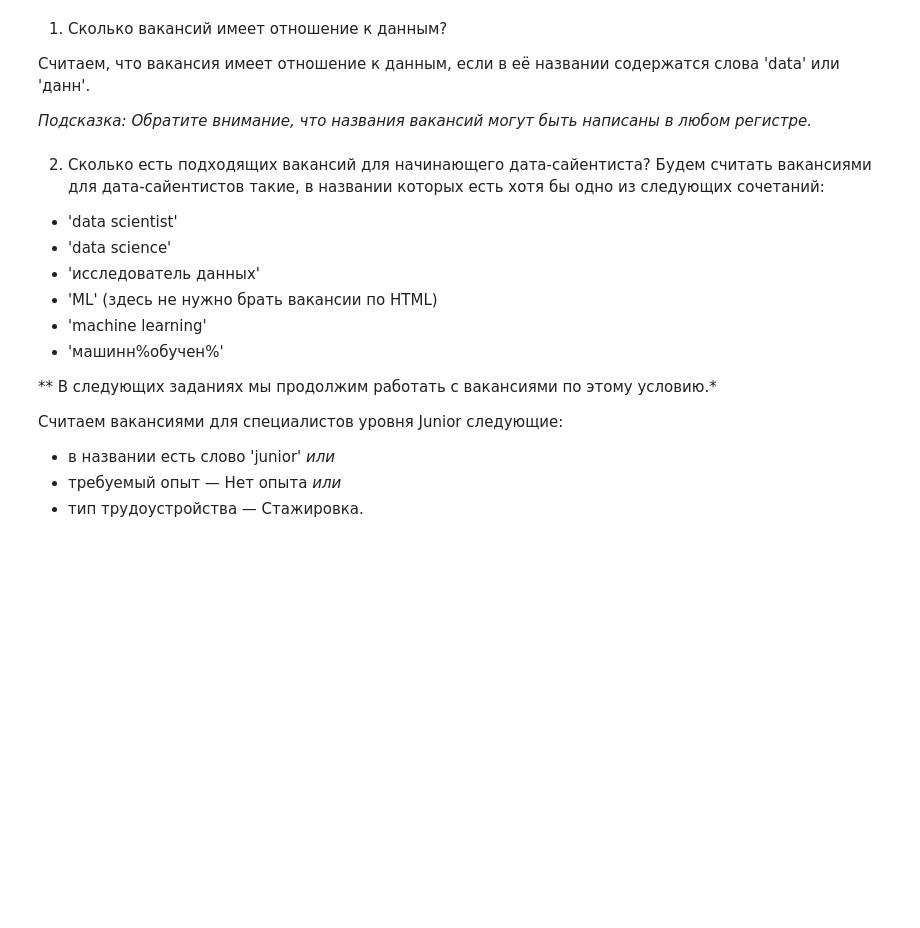
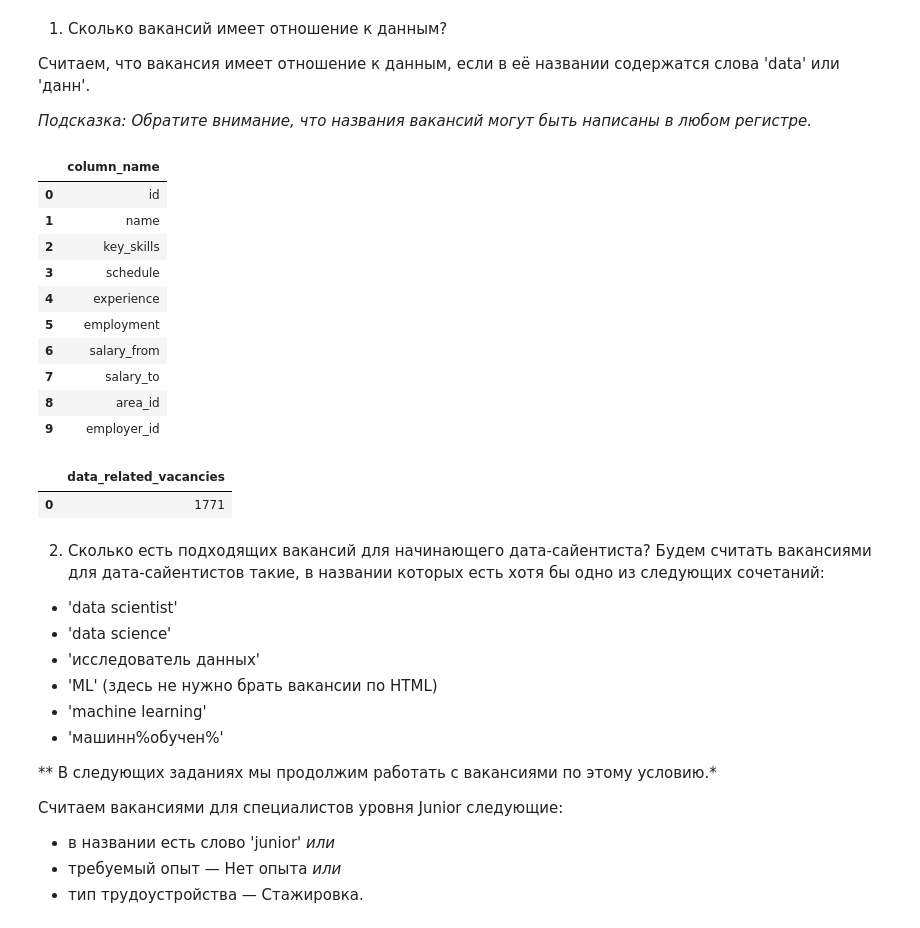
Before and after one commit to Strepitus/sf_data_science, a Jupyter notebook: project_2/Project_2_Ноутбук_шаблон.ipynb, the cells around one changed output. Cells and saved outputs as stored; diff of their text form; code cells hidden in the pictures; blank space fills up the shorter version.

```diff
--- a/project_2/Project_2_Ноутбук_шаблон.ipynb
+++ b/project_2/Project_2_Ноутбук_шаблон.ipynb
@@ -332,5 +435,27 @@ connection.close()
 Считаем, что вакансия имеет отношение к данным, если в её названии содержатся слова 'data' или 'данн'.
 
 *Подсказка: Обратите внимание, что названия вакансий могут быть написаны в любом регистре.*
+# %%
+query_6_0 = f'''
+SELECT column_name
+FROM information_schema.columns
+WHERE table_name = 'vacancies';
+
+'''
+
+df = pd.read_sql_query(query_6_0, connection)
+df
+# %% [output]
+|  | column_name |
+| 0 | id |
+| 1 | name |
+| 2 | key_skills |
+| 3 | schedule |
+| 4 | experience |
+| 5 | employment |
+| 6 | salary_from |
+| 7 | salary_to |
+| 8 | area_id |
+| 9 | employer_id |
 # %%
 # текст запроса
@@ -337,5 +467,10 @@ connection.close()
 # %%
 # результат запроса
+df = pd.read_sql_query(query_6_1, connection)
+df
+# %% [output]
+|  | data_related_vacancies |
+| 0 | 1771 |
 # %% [markdown]
 2. Сколько есть подходящих вакансий для начинающего дата-сайентиста?
 Будем считать вакансиями для дата-сайентистов такие, в названии которых есть хотя бы одно из следующих сочетаний:
```
Also changed, not shown: parts of 34 cells of this notebook, 18 other files.
